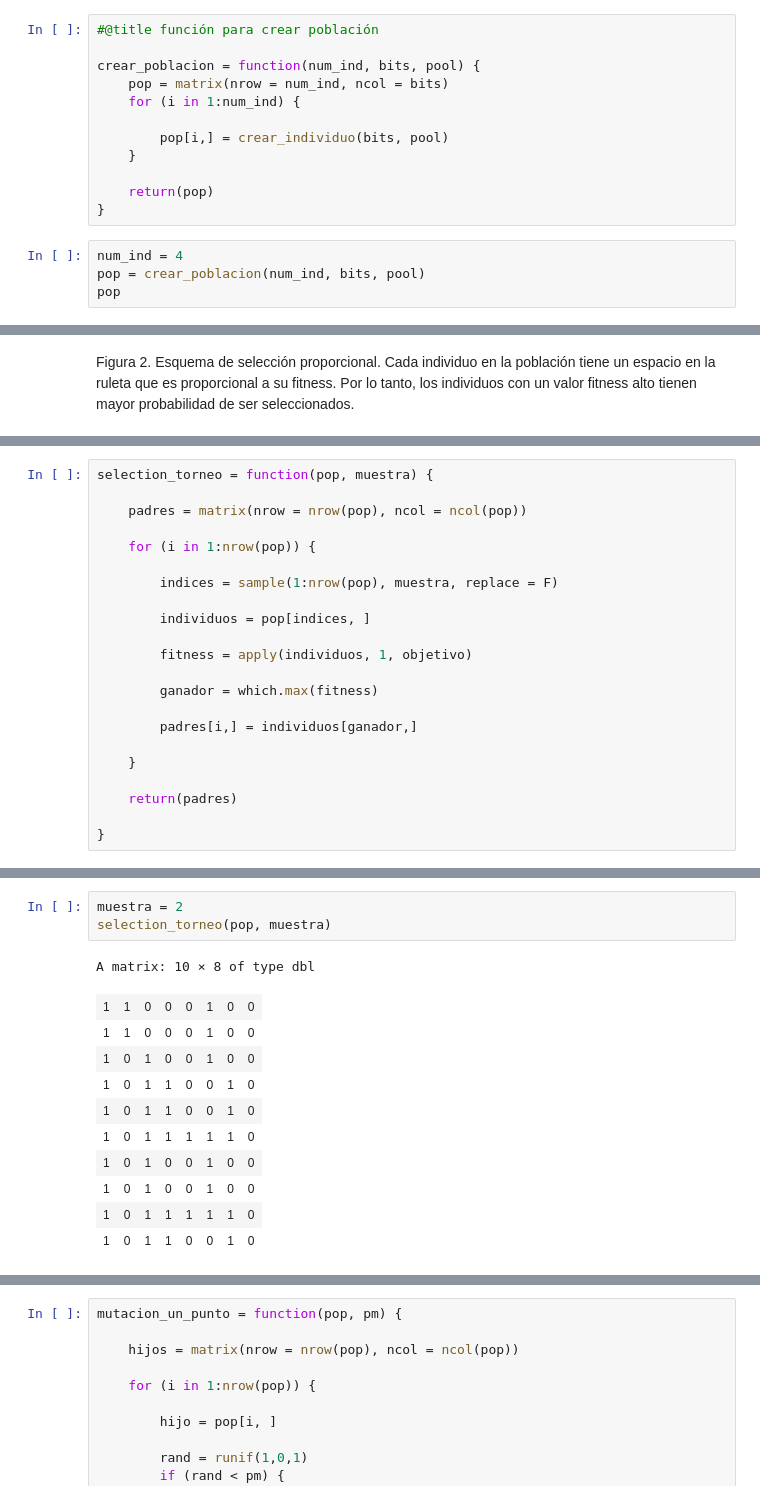
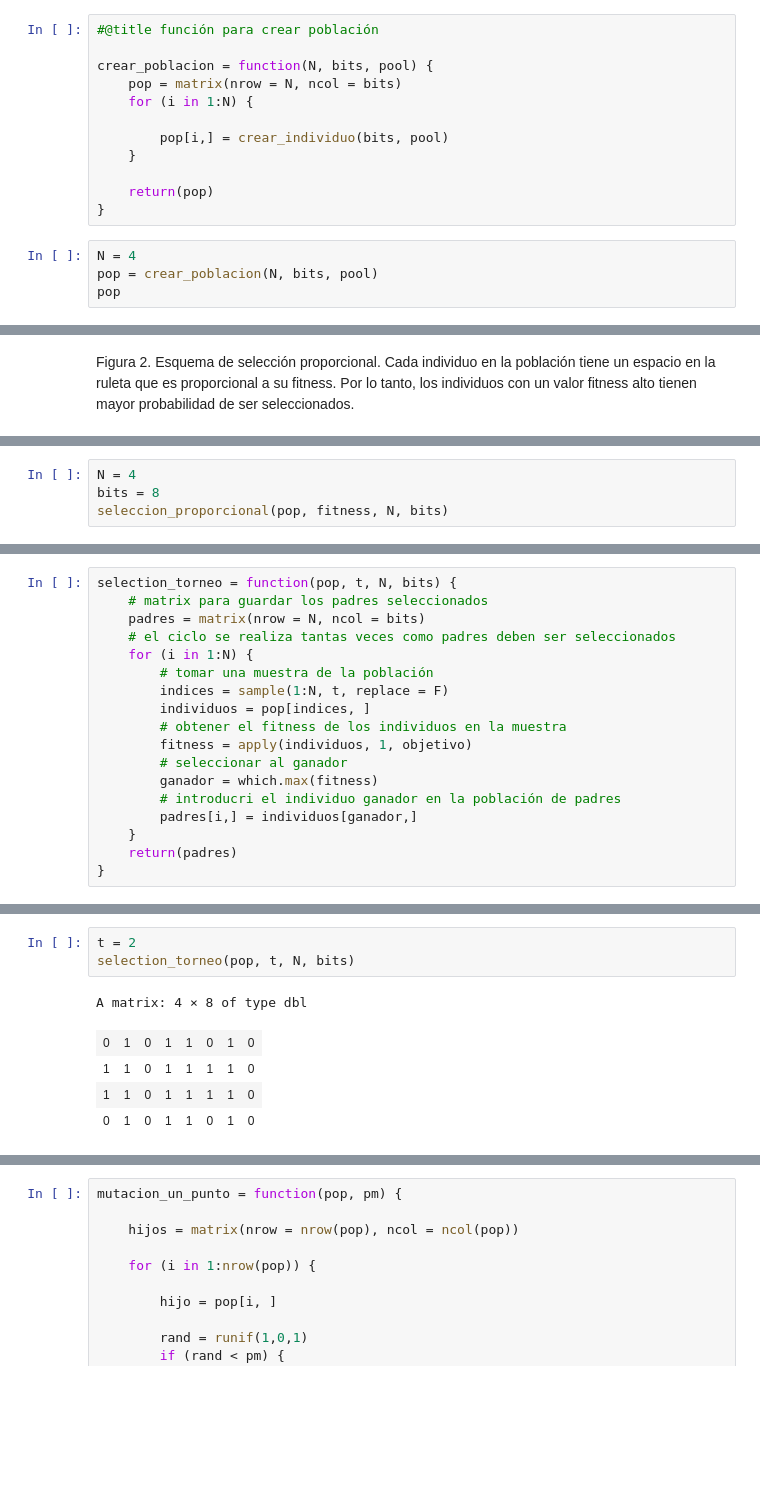
Before and after one commit to JuanM-GG/modelos-tesis, a Jupyter notebook: algoritmos_geneticos.ipynb, the cells around one changed output, grey strips where cells are left out. Cells and saved outputs as stored; diff of their text form; blank space fills up the shorter version.

```diff
--- a/algoritmos_geneticos.ipynb
+++ b/algoritmos_geneticos.ipynb
@@ -161,9 +161,9 @@ objetivo(ind)
 # %%
 #@title función para crear población
 
-crear_poblacion = function(num_ind, bits, pool) {
-    pop = matrix(nrow = num_ind, ncol = bits)
-    for (i in 1:num_ind) {
+crear_poblacion = function(N, bits, pool) {
+    pop = matrix(nrow = N, ncol = bits)
+    for (i in 1:N) {
 
         pop[i,] = crear_individuo(bits, pool)
     }
@@ -171,8 +171,8 @@ crear_poblacion = function(num_ind, bits, pool) {
     return(pop)
 }
 # %%
-num_ind = 4
-pop = crear_poblacion(num_ind, bits, pool)
+N = 4
+pop = crear_poblacion(N, bits, pool)
 pop
 # %% [output]
 A matrix: 4 × 8 of type dbl
@@ -286,0 +274,4 @@ A matrix: 10 × 8 of type dbl
+# %%
+N = 4
+bits = 8
+seleccion_proporcional(pop, fitness, N, bits)
@@ -287,22 +296,18 @@ A matrix: 10 × 8 of type dbl
 # %%
-selection_torneo = function(pop, muestra) {
-
-    padres = matrix(nrow = nrow(pop), ncol = ncol(pop))
-
-    for (i in 1:nrow(pop)) {
-
-        indices = sample(1:nrow(pop), muestra, replace = F)
-
+selection_torneo = function(pop, t, N, bits) {
+    # matrix para guardar los padres seleccionados
+    padres = matrix(nrow = N, ncol = bits)
+    # el ciclo se realiza tantas veces como padres deben ser seleccionados
+    for (i in 1:N) {
+        # tomar una muestra de la población
+        indices = sample(1:N, t, replace = F)
         individuos = pop[indices, ]
-
+        # obtener el fitness de los individuos en la muestra
         fitness = apply(individuos, 1, objetivo)
-
+        # seleccionar al ganador
         ganador = which.max(fitness)
-
+        # introducri el individuo ganador en la población de padres
         padres[i,] = individuos[ganador,]
-
     }
-
     return(padres)
-
 }
@@ -309,15 +326,9 @@ selection_torneo = function(pop, muestra) {
 # %%
-muestra = 2
-selection_torneo(pop, muestra)
+t = 2
+selection_torneo(pop, t, N, bits)
 # %% [output]
-A matrix: 10 × 8 of type dbl
+A matrix: 4 × 8 of type dbl
-| 1 | 1 | 0 | 0 | 0 | 1 | 0 | 0 |
-| 1 | 1 | 0 | 0 | 0 | 1 | 0 | 0 |
-| 1 | 0 | 1 | 0 | 0 | 1 | 0 | 0 |
-| 1 | 0 | 1 | 1 | 0 | 0 | 1 | 0 |
-| 1 | 0 | 1 | 1 | 0 | 0 | 1 | 0 |
-| 1 | 0 | 1 | 1 | 1 | 1 | 1 | 0 |
-| 1 | 0 | 1 | 0 | 0 | 1 | 0 | 0 |
-| 1 | 0 | 1 | 0 | 0 | 1 | 0 | 0 |
-| 1 | 0 | 1 | 1 | 1 | 1 | 1 | 0 |
-| 1 | 0 | 1 | 1 | 0 | 0 | 1 | 0 |
+| 0 | 1 | 0 | 1 | 1 | 0 | 1 | 0 |
+| 1 | 1 | 0 | 1 | 1 | 1 | 1 | 0 |
+| 1 | 1 | 0 | 1 | 1 | 1 | 1 | 0 |
+| 0 | 1 | 0 | 1 | 1 | 0 | 1 | 0 |
```
Also changed, not shown: parts of 35 cells of this notebook.
